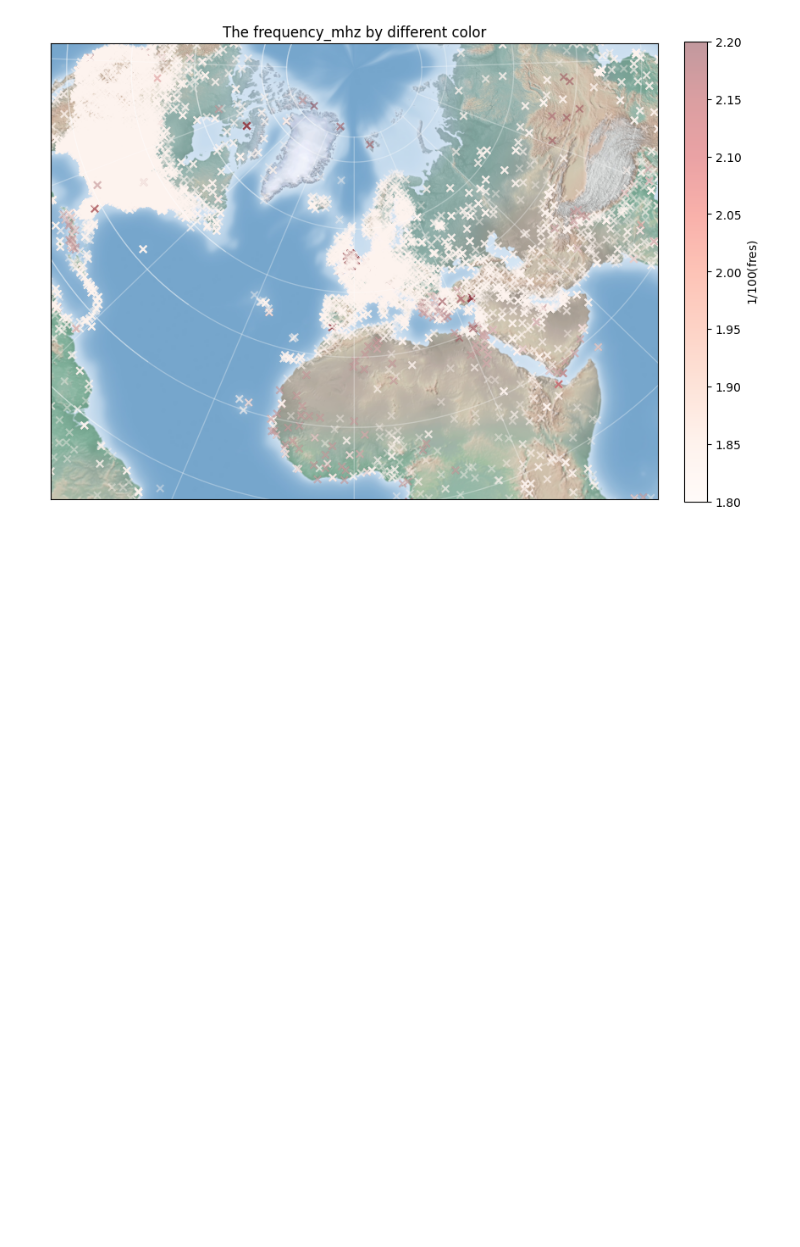
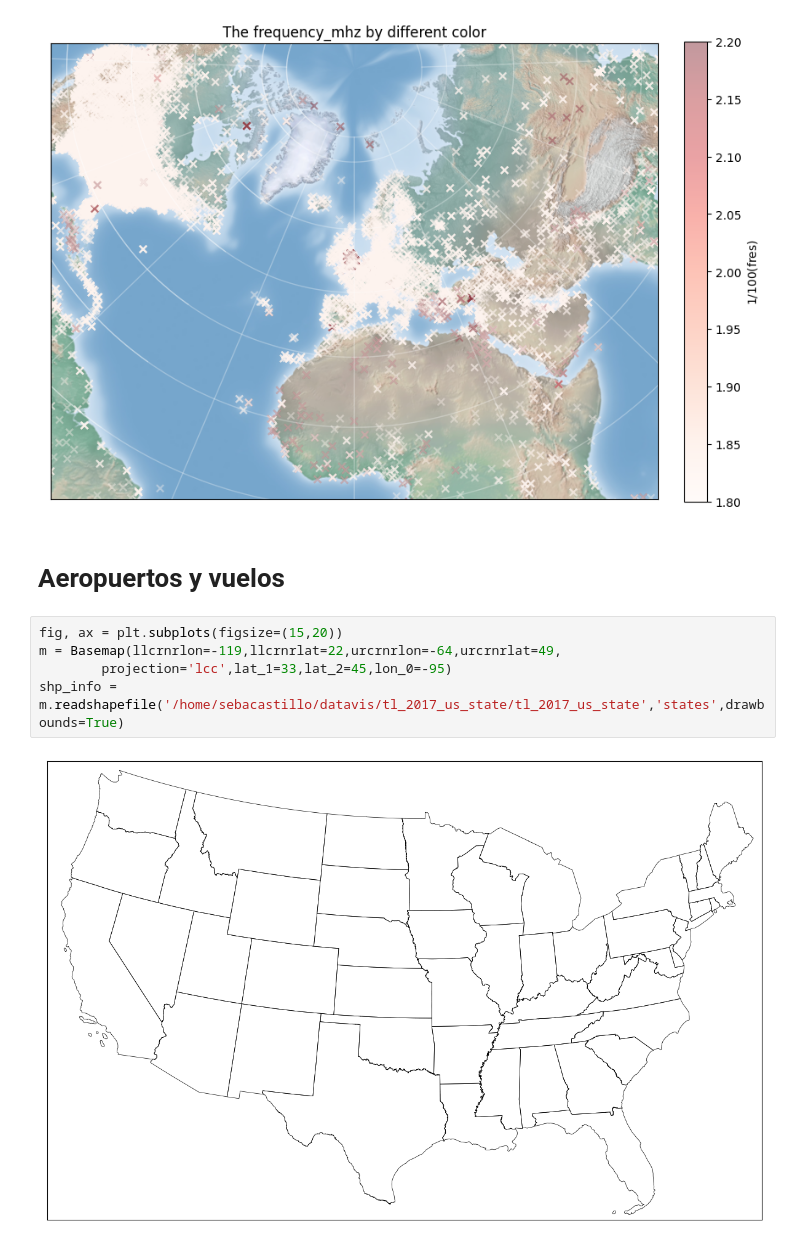
Before and after one commit to castillosebastian/datavis, a Jupyter notebook: airport_plot.ipynb, the cells around one changed output. Cells and saved outputs as stored; diff of their text form; blank space fills up the shorter version.

```diff
--- a/airport_plot.ipynb
+++ b/airport_plot.ipynb
@@ -162,3 +136,12 @@ plt.title('The frequency_mhz by different color')
 # %% [output]
 Text(0.5, 1.0, 'The frequency_mhz by different color')
 [figure]
+# %% [markdown]
+# Aeropuertos y vuelos
+# %%
+fig, ax = plt.subplots(figsize=(15,20))
+m = Basemap(llcrnrlon=-119,llcrnrlat=22,urcrnrlon=-64,urcrnrlat=49,
+        projection='lcc',lat_1=33,lat_2=45,lon_0=-95)
+shp_info = m.readshapefile('/home/sebacastillo/datavis/tl_2017_us_state/tl_2017_us_state','states',drawbounds=True)
+# %% [output]
+[figure, added]
```
Also changed, not shown: parts of 9 cells of this notebook.
